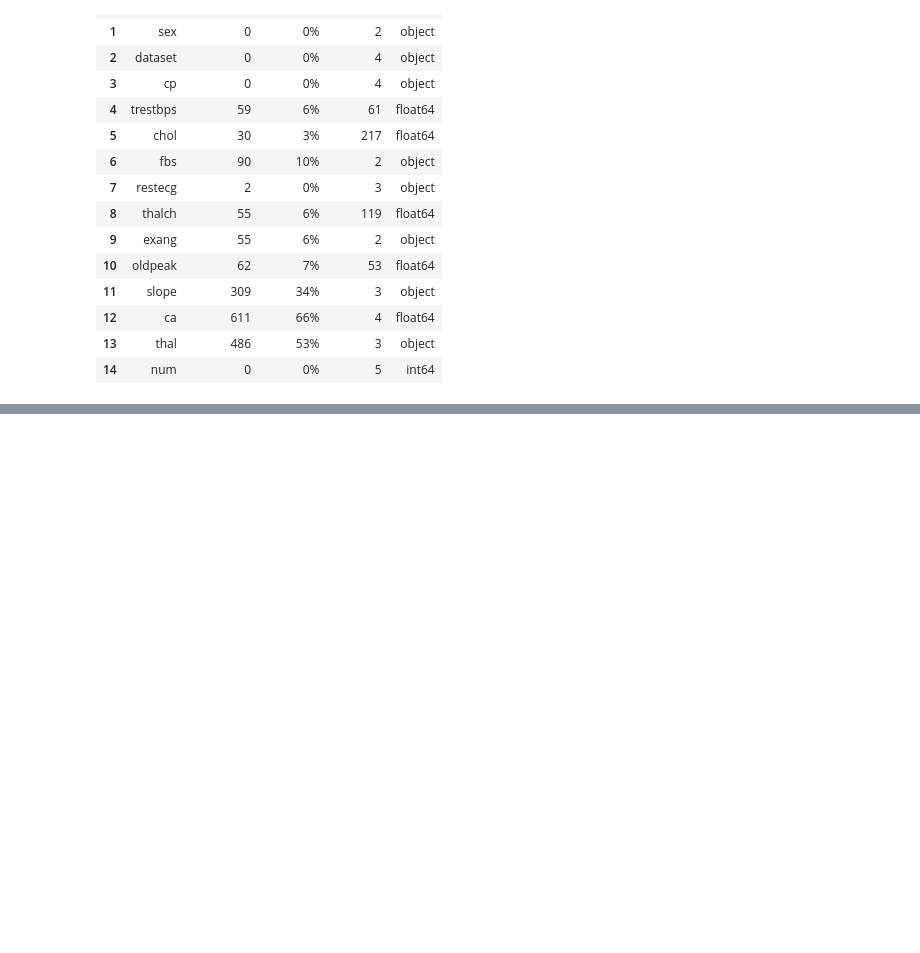
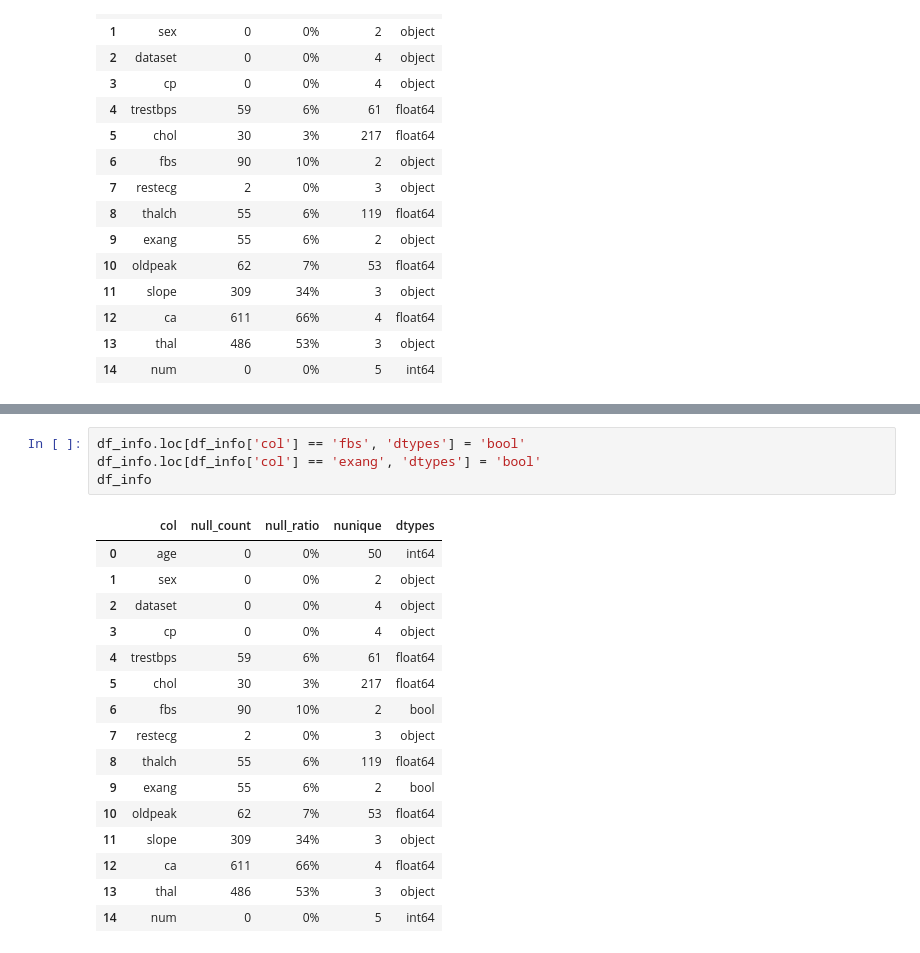
Before and after one commit to Pepi10/ML, a Jupyter notebook: ml_HeartDisease.ipynb, the cells around one changed output, grey strips where cells are left out. Saved outputs shown, nothing was run; the diff lists cells and outputs as text; blank space fills up the shorter version.

```diff
--- a/ml_HeartDisease.ipynb
+++ b/ml_HeartDisease.ipynb
@@ -543,0 +566,21 @@ df_info
+# %%
+df_info.loc[df_info['col'] == 'fbs', 'dtypes'] = 'bool'
+df_info.loc[df_info['col'] == 'exang', 'dtypes'] = 'bool'
+df_info
+# %% [output]
+|  | col | null_count | null_ratio | nunique | dtypes |
+| 0 | age | 0 | 0% | 50 | int64 |
+| 1 | sex | 0 | 0% | 2 | object |
+| 2 | dataset | 0 | 0% | 4 | object |
+| 3 | cp | 0 | 0% | 4 | object |
+| 4 | trestbps | 59 | 6% | 61 | float64 |
+| 5 | chol | 30 | 3% | 217 | float64 |
+| 6 | fbs | 90 | 10% | 2 | bool |
+| 7 | restecg | 2 | 0% | 3 | object |
+| 8 | thalch | 55 | 6% | 119 | float64 |
+| 9 | exang | 55 | 6% | 2 | bool |
+| 10 | oldpeak | 62 | 7% | 53 | float64 |
+| 11 | slope | 309 | 34% | 3 | object |
+| 12 | ca | 611 | 66% | 4 | float64 |
+| 13 | thal | 486 | 53% | 3 | object |
+| 14 | num | 0 | 0% | 5 | int64 |
```
Also changed, not shown: parts of 9 cells of this notebook.
